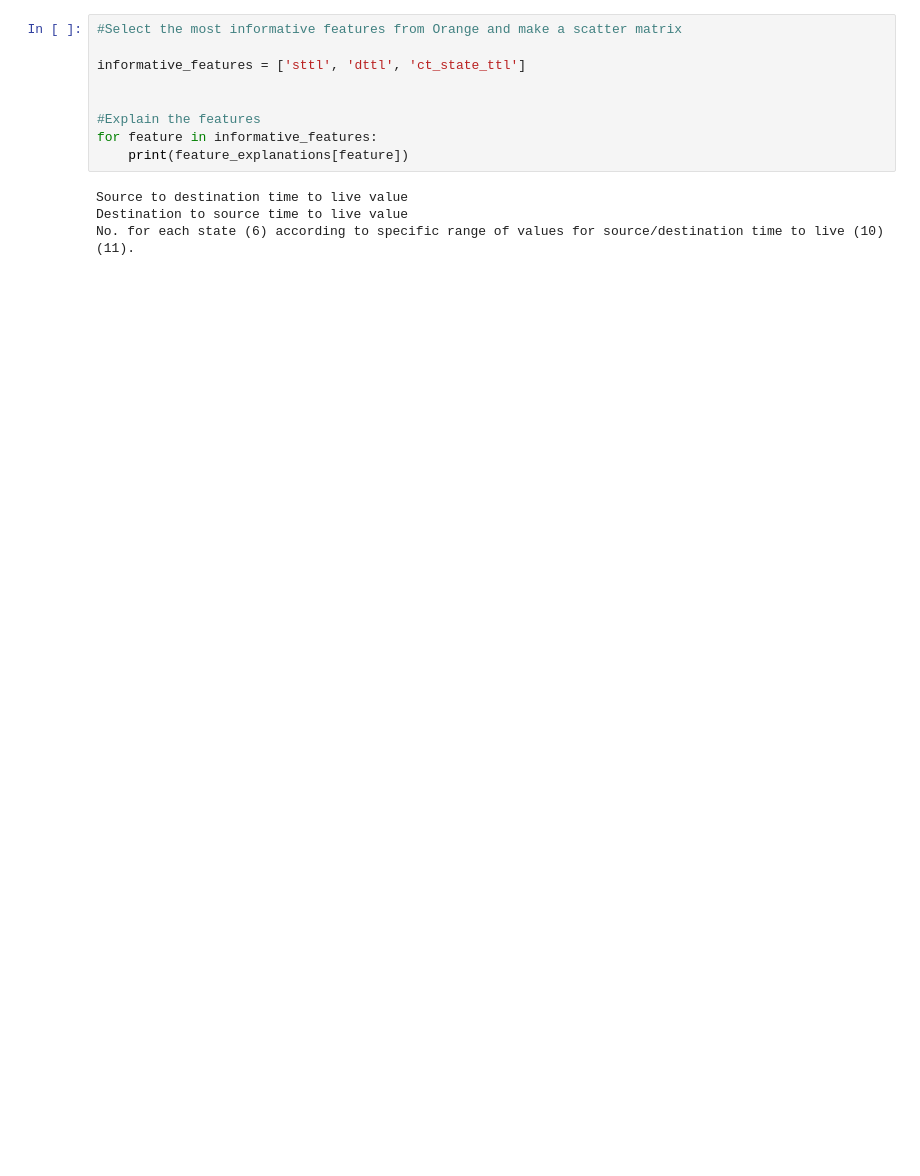
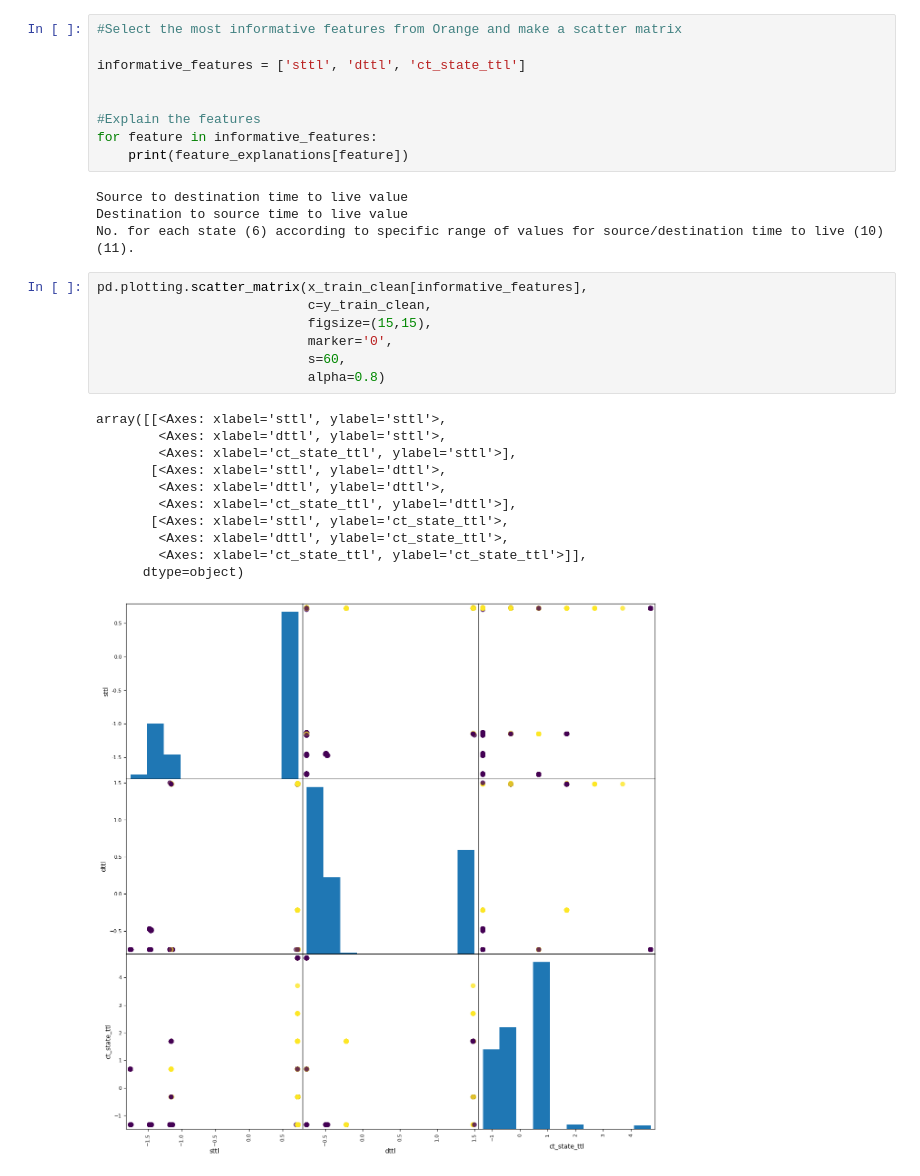
Before and after one commit to Marcin-Sadowy/Introduction-to-Machine-Learning-Project-10-Network-intrusion-detection, a Jupyter notebook: data_exploration.ipynb, the cells around one changed output. Drawn from its saved outputs; the diff is of its cells as text; blank space fills up the shorter version.

```diff
--- a/data_exploration.ipynb
+++ b/data_exploration.ipynb
@@ -187,3 +223,22 @@ for feature in informative_features:
 Source to destination time to live value
 Destination to source time to live value
 No. for each state (6) according to specific range of values for source/destination time to live (10) (11).
+# %%
+pd.plotting.scatter_matrix(x_train_clean[informative_features],
+                           c=y_train_clean,
+                           figsize=(15,15),
+                           marker='0',
+                           s=60,
+                           alpha=0.8)
+# %% [output]
+array([[<Axes: xlabel='sttl', ylabel='sttl'>,
+        <Axes: xlabel='dttl', ylabel='sttl'>,
+        <Axes: xlabel='ct_state_ttl', ylabel='sttl'>],
+       [<Axes: xlabel='sttl', ylabel='dttl'>,
+        <Axes: xlabel='dttl', ylabel='dttl'>,
+        <Axes: xlabel='ct_state_ttl', ylabel='dttl'>],
+       [<Axes: xlabel='sttl', ylabel='ct_state_ttl'>,
+        <Axes: xlabel='dttl', ylabel='ct_state_ttl'>,
+        <Axes: xlabel='ct_state_ttl', ylabel='ct_state_ttl'>]],
+      dtype=object)
+[figure, added]
```
Also changed, not shown: parts of 8 cells of this notebook.
